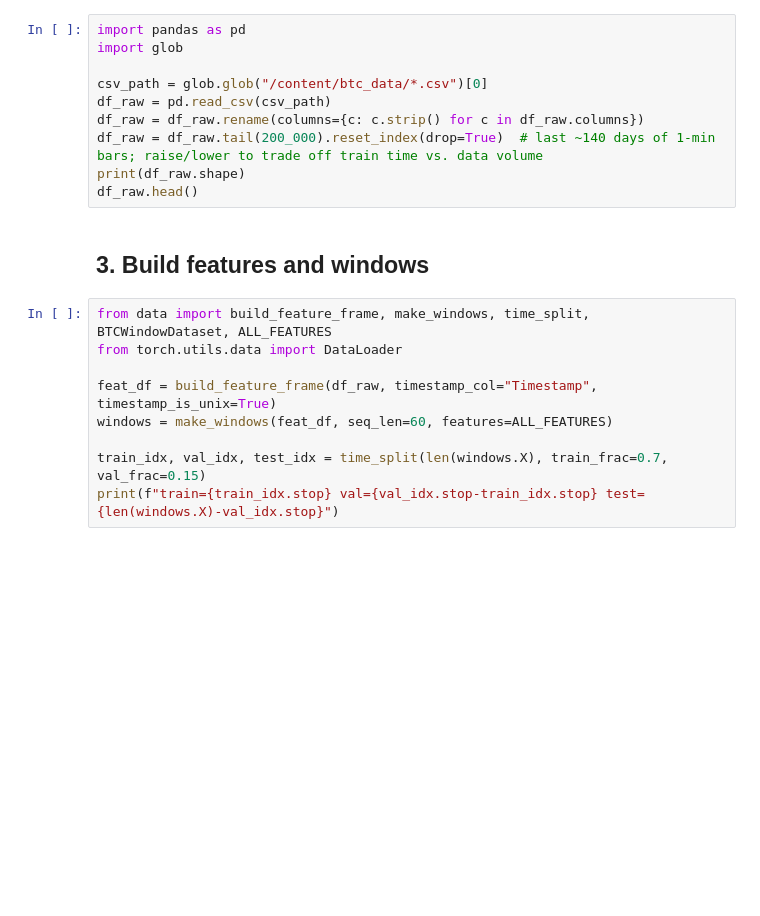
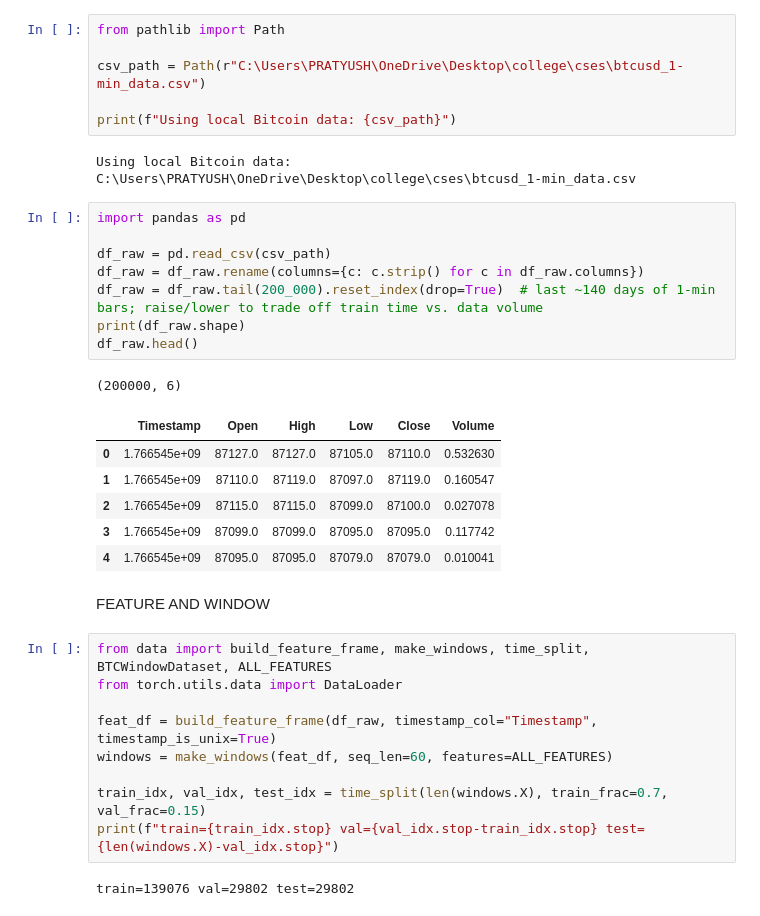
Before and after one commit to pratyu2h/Summer-projects, a Jupyter notebook: bitcoin/bitcoin_raf_v2.ipynb, the cells around one changed output. Cells and saved outputs as stored; diff of their text form; blank space fills up the shorter version.

```diff
--- a/bitcoin/bitcoin_raf_v2.ipynb
+++ b/bitcoin/bitcoin_raf_v2.ipynb
@@ -37,15 +47,29 @@ os.makedirs('/root/.kaggle', exist_ok=True)
+# %%
+from pathlib import Path
+
+csv_path = Path(r"C:\Users\PRATYUSH\OneDrive\Desktop\college\cses\btcusd_1-min_data.csv")
+
+print(f"Using local Bitcoin data: {csv_path}")
+# %% [output]
+Using local Bitcoin data: C:\Users\PRATYUSH\OneDrive\Desktop\college\cses\btcusd_1-min_data.csv
 # %%
 import pandas as pd
-import glob
 
-csv_path = glob.glob("/content/btc_data/*.csv")[0]
 df_raw = pd.read_csv(csv_path)
 df_raw = df_raw.rename(columns={c: c.strip() for c in df_raw.columns})
 df_raw = df_raw.tail(200_000).reset_index(drop=True)  # last ~140 days of 1-min bars; raise/lower to trade off train time vs. data volume
 print(df_raw.shape)
 df_raw.head()
+# %% [output]
+(200000, 6)
+|  | Timestamp | Open | High | Low | Close | Volume |
+| 0 | 1.766545e+09 | 87127.0 | 87127.0 | 87105.0 | 87110.0 | 0.532630 |
+| 1 | 1.766545e+09 | 87110.0 | 87119.0 | 87097.0 | 87119.0 | 0.160547 |
+| 2 | 1.766545e+09 | 87115.0 | 87115.0 | 87099.0 | 87100.0 | 0.027078 |
+| 3 | 1.766545e+09 | 87099.0 | 87099.0 | 87095.0 | 87095.0 | 0.117742 |
+| 4 | 1.766545e+09 | 87095.0 | 87095.0 | 87079.0 | 87079.0 | 0.010041 |
-# %% [markdown]
-## 3. Build features and windows
+# %% [markdown]
+FEATURE AND WINDOW
 # %%
 from data import build_feature_frame, make_windows, time_split, BTCWindowDataset, ALL_FEATURES
 from torch.utils.data import DataLoader
@@ -55,6 +79,8 @@ windows = make_windows(feat_df, seq_len=60, features=ALL_FEATURES)
 
 train_idx, val_idx, test_idx = time_split(len(windows.X), train_frac=0.7, val_frac=0.15)
 print(f"train={train_idx.stop} val={val_idx.stop-train_idx.stop} test={len(windows.X)-val_idx.stop}")
+# %% [output]
+train=139076 val=29802 test=29802
 # %%
 import numpy as np
 from sklearn.preprocessing import StandardScaler
```
Also changed, not shown: parts of 25 cells of this notebook, 6 other files.
